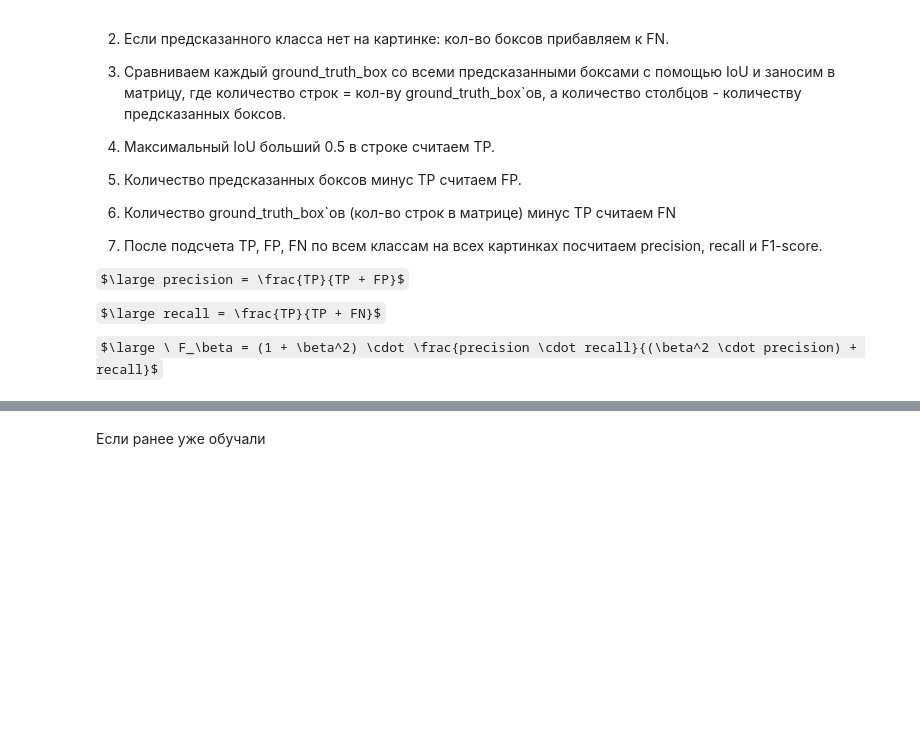
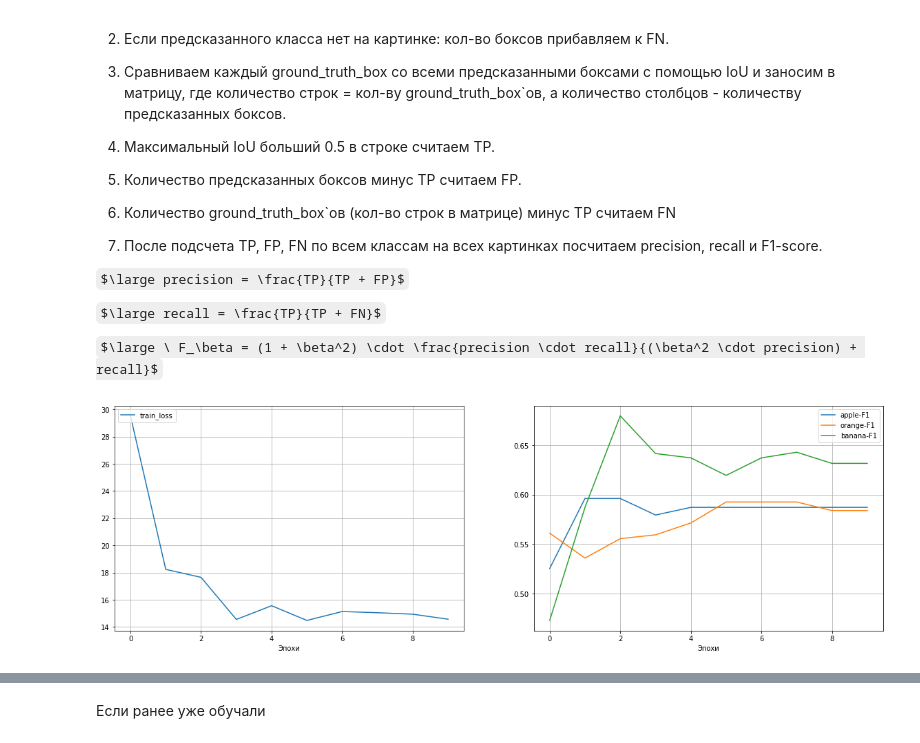
Before and after one commit to Catolampus/Fruit_detection, a Jupyter notebook: Fruit_detection_train.ipynb, the cells around one changed output, grey strips where cells are left out. Cells and saved outputs as stored; diff of their text form; code cells hidden in the pictures; some formulas as TeX source; blank space fills up the shorter version.

```diff
--- a/Fruit_detection_train.ipynb
+++ b/Fruit_detection_train.ipynb
@@ -116,7 +118,7 @@ def my_collate(batch):
     target = [{k: v.to(device) for k, v in t.items()} for t in target]
     return image, target
 # %%
-batch_size = 4
+batch_size = 3
 train_loader = torch.utils.data.DataLoader(train_set, batch_size=batch_size,
                                            shuffle=True, collate_fn=my_collate)
 val_loader = torch.utils.data.DataLoader(val_set, batch_size=1,
@@ -245,15 +247,39 @@ def validation(model, val_loader):
 path_for_save = '/content/drive/My Drive/Fruit_detection/model_params.pth'
 num_epochs = 10
 save_point = 0
+loss_for_epoch = []
+plot_apple = []
+plot_orange = []
+plot_banana = []
 for epoch in range(num_epochs):
     total_loss = train_one_epoch(model, optim, train_loader)
-    if epoch % 2 == 0:
-        val_metrics = validation(model, val_loader)
-        print(val_metrics)
-    if val_metrics.F1.sum() > save_point:
-        torch.save(model.state_dict(), path_for_save)
-        save_point = total_loss
+    loss_for_epoch += [total_loss]
+    val_metrics = validation(model, val_loader)
+    print(val_metrics)
+    plot_apple += [val_metrics.at[0, 'F1']]
+    plot_orange += [val_metrics.at[1, 'F1']]
+    plot_banana += [val_metrics.at[2, 'F1']]
+    # if val_metrics.F1.sum() > save_point:
+    #     torch.save(model.state_dict(), path_for_save)
+    #     save_point = total_loss
     lr_scheduler.step()
+# %%
+plt.figure(figsize=(20, 6))
+plt.subplot(1, 2, 2)
+plt.plot(range(len(plot_apple)), plot_apple)
+plt.plot(range(len(plot_orange)), plot_orange)
+plt.plot(range(len(plot_banana)), plot_banana)
+plt.legend(('apple-F1','orange-F1','banana-F1'))
+plt.xlabel('Эпохи')
+plt.grid(True)
+plt.subplot(1, 2, 1)
+plt.plot(range(len(loss_for_epoch)), loss_for_epoch, label='train_loss')
+plt.legend(loc='upper left')
+plt.grid(True)
+plt.xlabel('Эпохи')
+plt.show()
+# %% [output]
+[figure, added]
 # %%
 # Заморозим обученную часть и разморозим backbone.
 for param in model.parameters():
```
Also changed, not shown: parts of 6 cells of this notebook.
